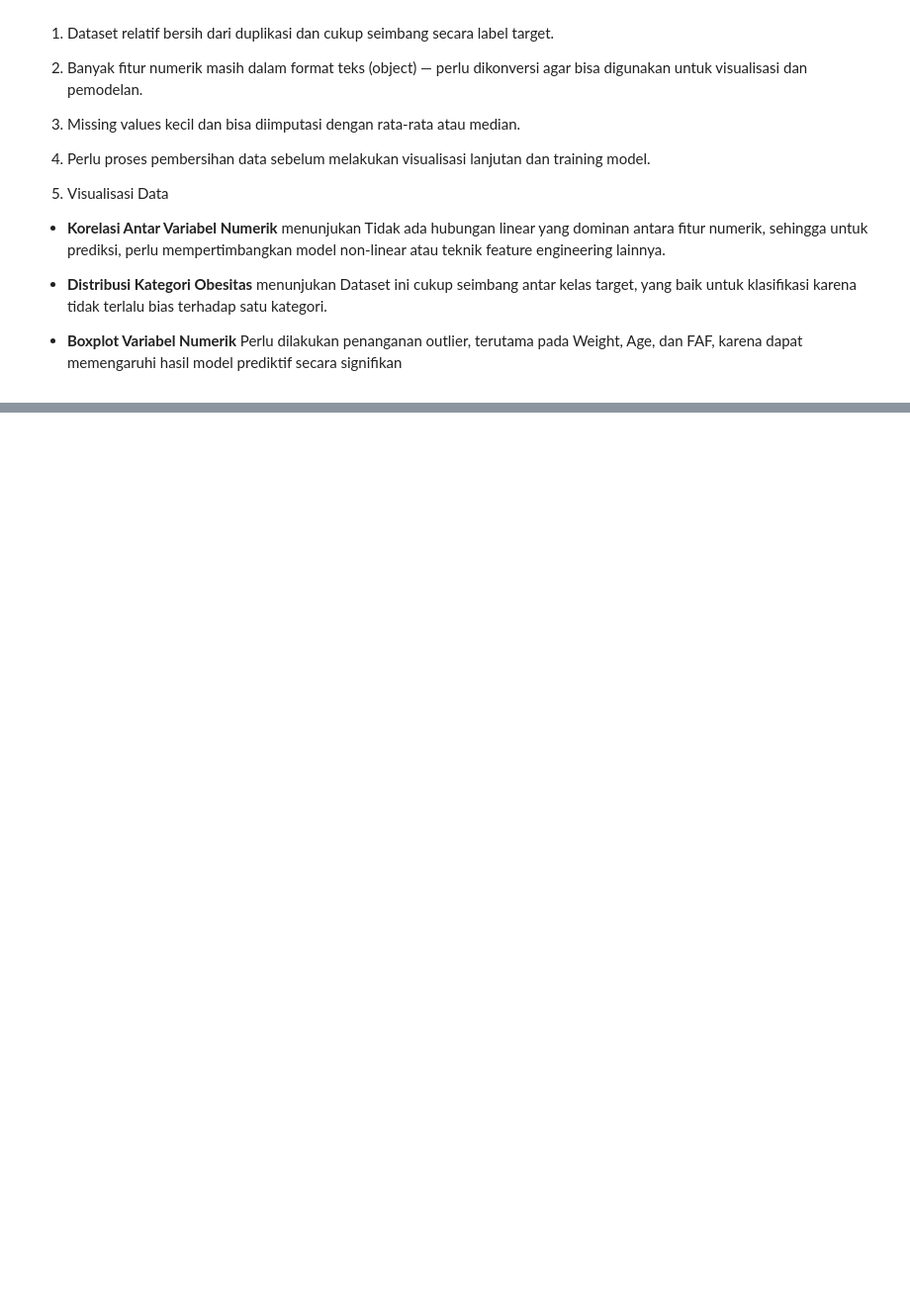
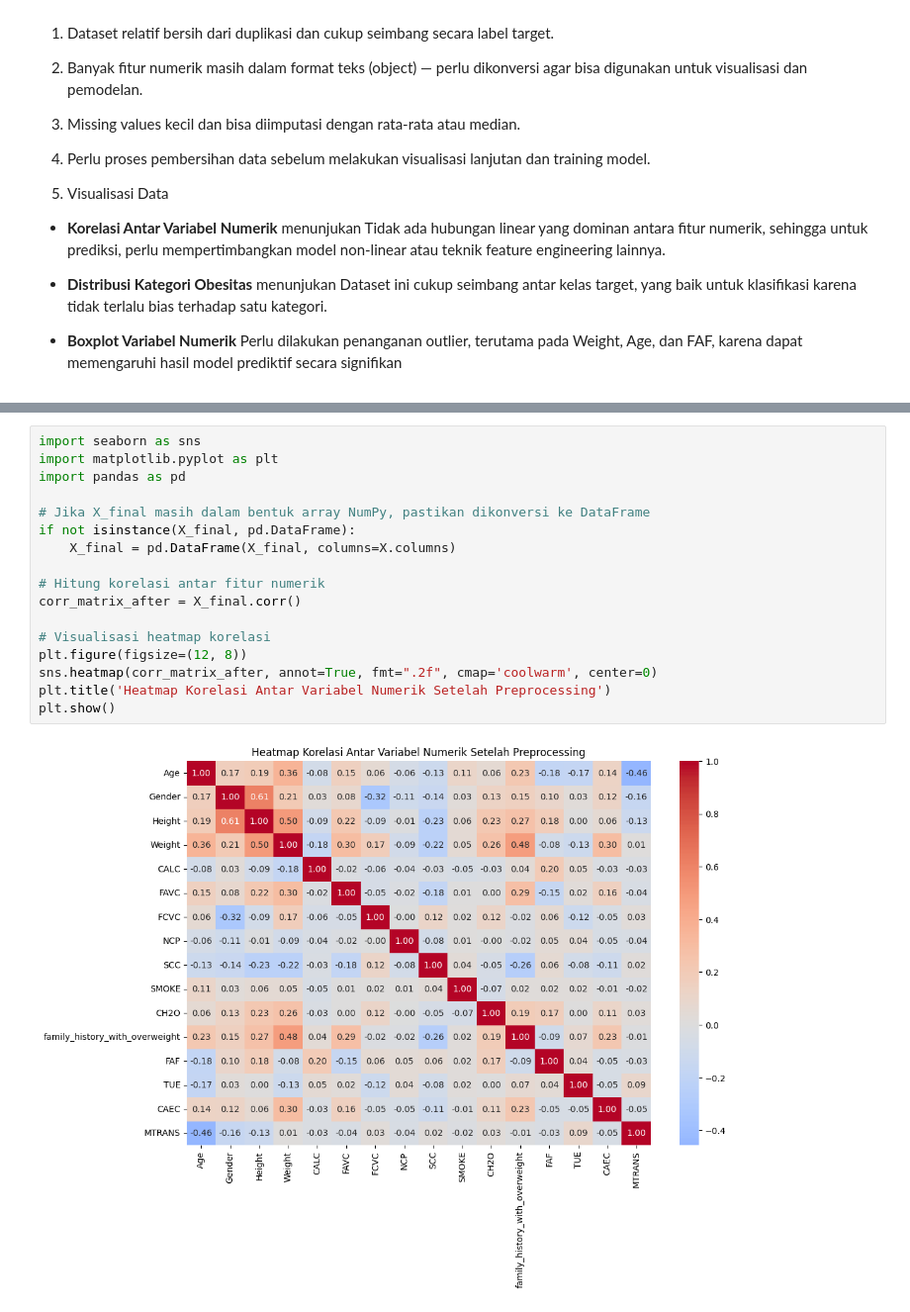
Before and after one commit to aulia-anhar/capstone-obesity-prediction, a Jupyter notebook: notebooks/obesity-calssification.ipynb, the cells around one changed output, grey strips where cells are left out. Shown at 99% size. Saved outputs shown, nothing was run; the diff lists cells and outputs as text; blank space fills up the shorter version.

```diff
--- a/notebooks/obesity-calssification.ipynb
+++ b/notebooks/obesity-calssification.ipynb
@@ -271,0 +484,19 @@ Banyak nilai duplikat seperti 80, 1.7, dan 18 muncul sering. Perlu konversi ke f
+# %%
+import seaborn as sns
+import matplotlib.pyplot as plt
+import pandas as pd
+
+# Jika X_final masih dalam bentuk array NumPy, pastikan dikonversi ke DataFrame
+if not isinstance(X_final, pd.DataFrame):
+    X_final = pd.DataFrame(X_final, columns=X.columns)
+
+# Hitung korelasi antar fitur numerik
+corr_matrix_after = X_final.corr()
+
+# Visualisasi heatmap korelasi
+plt.figure(figsize=(12, 8))
+sns.heatmap(corr_matrix_after, annot=True, fmt=".2f", cmap='coolwarm', center=0)
+plt.title('Heatmap Korelasi Antar Variabel Numerik Setelah Preprocessing')
+plt.show()
+# %% [output]
+[figure, added]
```
Also changed, not shown: parts of 17 cells of this notebook.
